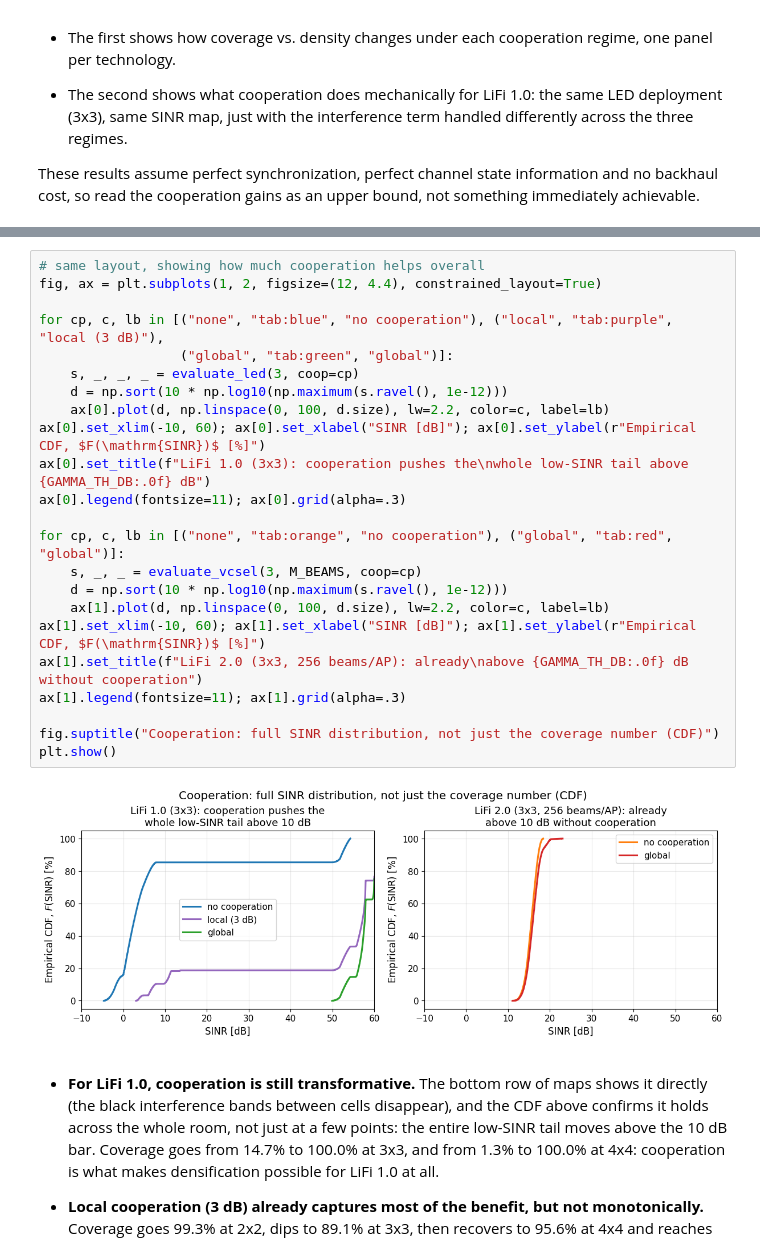
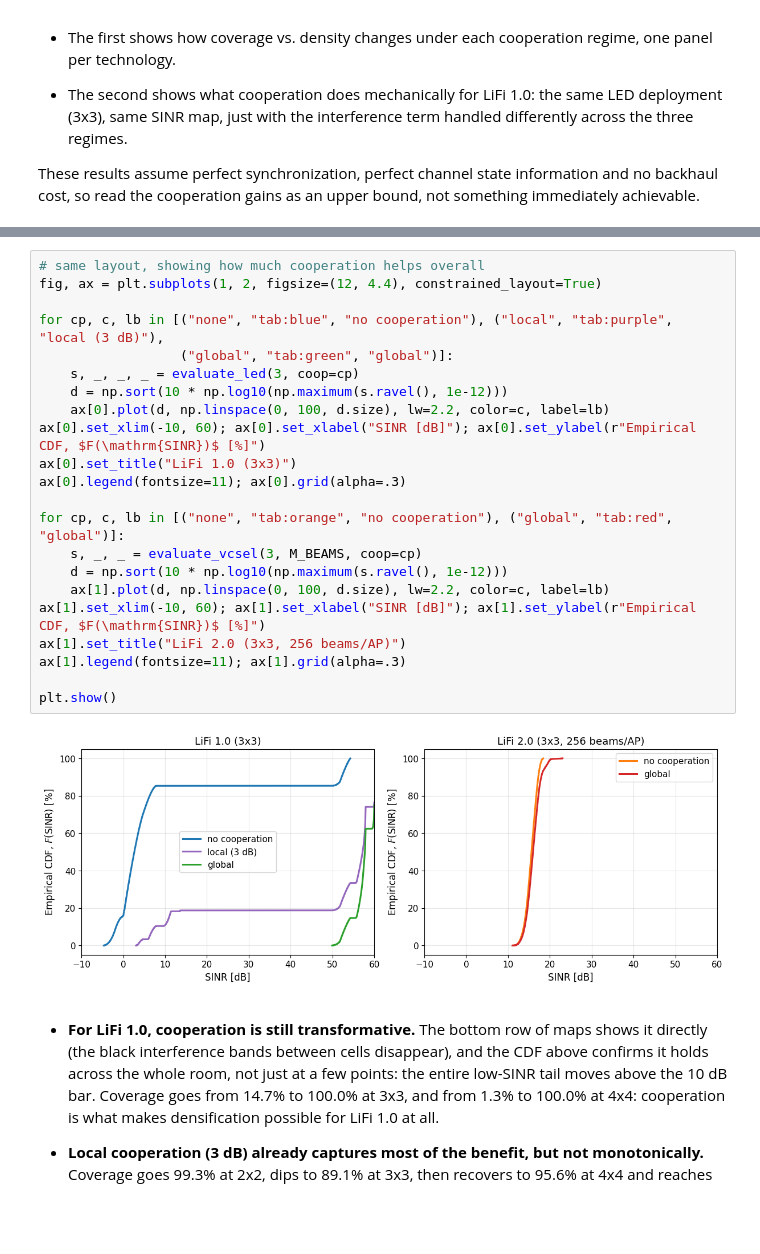
Before and after one commit to carolinalopezdelamadriz/lifi-comparative-analysis, a Jupyter notebook: multi_cell_analysis.ipynb, the cells around one changed output, grey strips where cells are left out. Cells and saved outputs as stored; diff of their text form; blank space fills up the shorter version.

```diff
--- a/multi_cell_analysis.ipynb
+++ b/multi_cell_analysis.ipynb
@@ -838,28 +831,27 @@ Coverage from GLOBAL cooperation (none -> global):
 # %%
 # same layout, showing how much cooperation helps overall
 fig, ax = plt.subplots(1, 2, figsize=(12, 4.4), constrained_layout=True)
 
 for cp, c, lb in [("none", "tab:blue", "no cooperation"), ("local", "tab:purple", "local (3 dB)"),
                   ("global", "tab:green", "global")]:
     s, _, _, _ = evaluate_led(3, coop=cp)
     d = np.sort(10 * np.log10(np.maximum(s.ravel(), 1e-12)))
     ax[0].plot(d, np.linspace(0, 100, d.size), lw=2.2, color=c, label=lb)
 ax[0].set_xlim(-10, 60); ax[0].set_xlabel("SINR [dB]"); ax[0].set_ylabel(r"Empirical CDF, $F(\mathrm{SINR})$ [%]")
-ax[0].set_title(f"LiFi 1.0 (3x3): cooperation pushes the\nwhole low-SINR tail above {GAMMA_TH_DB:.0f} dB")
+ax[0].set_title("LiFi 1.0 (3x3)")
 ax[0].legend(fontsize=11); ax[0].grid(alpha=.3)
 
 for cp, c, lb in [("none", "tab:orange", "no cooperation"), ("global", "tab:red", "global")]:
     s, _, _ = evaluate_vcsel(3, M_BEAMS, coop=cp)
     d = np.sort(10 * np.log10(np.maximum(s.ravel(), 1e-12)))
     ax[1].plot(d, np.linspace(0, 100, d.size), lw=2.2, color=c, label=lb)
 ax[1].set_xlim(-10, 60); ax[1].set_xlabel("SINR [dB]"); ax[1].set_ylabel(r"Empirical CDF, $F(\mathrm{SINR})$ [%]")
-ax[1].set_title(f"LiFi 2.0 (3x3, 256 beams/AP): already\nabove {GAMMA_TH_DB:.0f} dB without cooperation")
+ax[1].set_title("LiFi 2.0 (3x3, 256 beams/AP)")
 ax[1].legend(fontsize=11); ax[1].grid(alpha=.3)
 
-fig.suptitle("Cooperation: full SINR distribution, not just the coverage number (CDF)")
 plt.show()
 # %% [output]
-[figure, old version]
+[figure, new version]
 # %% [markdown]
 * **For LiFi 1.0, cooperation is still transformative.** The bottom row of maps shows it directly (the black interference bands between cells disappear), and the CDF above confirms it holds across the whole room, not just at a few points: the entire low-SINR tail moves above the 10 dB bar. Coverage goes from 14.7% to 100.0% at 3x3, and from 1.3% to 100.0% at 4x4: cooperation is what makes densification possible for LiFi 1.0 at all.
 
```
Also changed, not shown: parts of 6 cells of this notebook, 3 other files.
